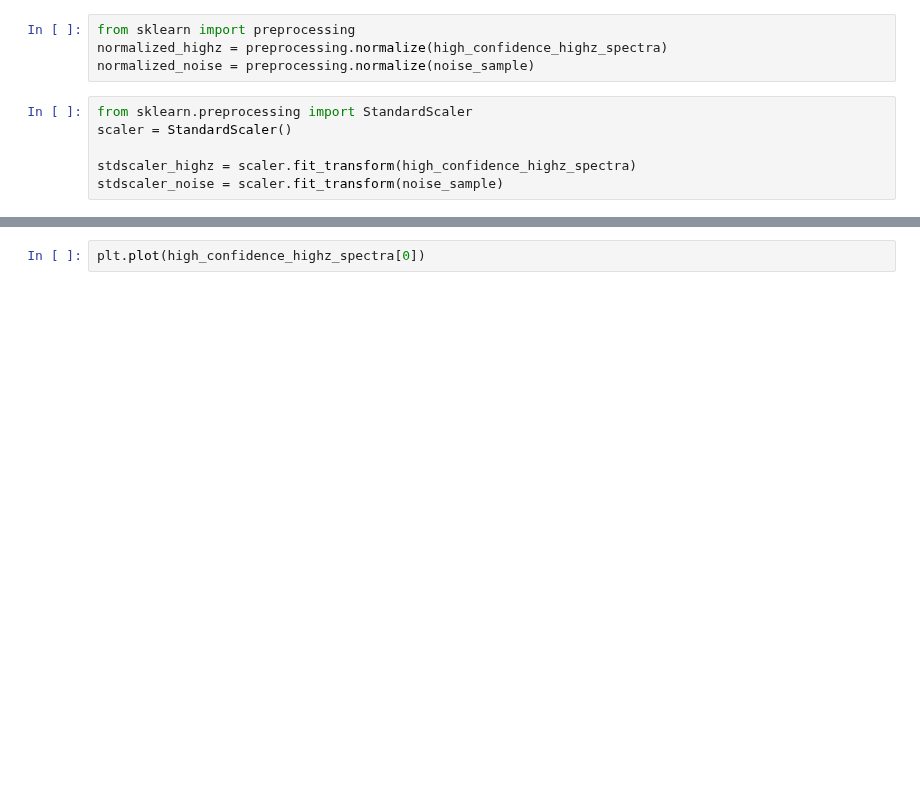
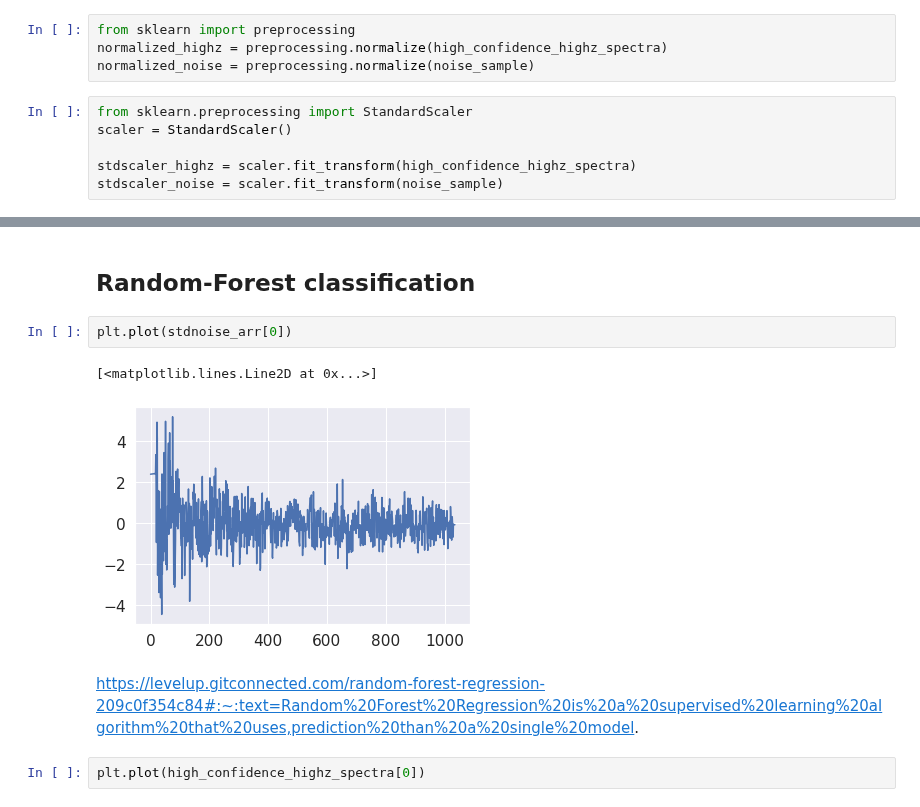
Before and after one commit to nickdavila/LAE-ML-Classification, a Jupyter notebook: Nick-RandomForest.ipynb, the cells around one changed output, grey strips where cells are left out. Drawn from its saved outputs; the diff is of its cells as text; blank space fills up the shorter version.

```diff
--- a/Nick-RandomForest.ipynb
+++ b/Nick-RandomForest.ipynb
@@ -177,3 +114,12 @@ plt.plot(stdscaler_highz[0])
+# %% [markdown]
+## Random-Forest classification
+# %%
+plt.plot(stdnoise_arr[0])
+# %% [output]
+[<matplotlib.lines.Line2D at 0x...>]
+[figure, added]
+# %% [markdown]
+https://levelup.gitconnected.com/random-forest-regression-209c0f354c84#:~:text=Random%20Forest%20Regression%20is%20a%20supervised%20learning%20algorithm%20that%20uses,prediction%20than%20a%20single%20model.
 # %%
 plt.plot(high_confidence_highz_spectra[0])
 # %% [output]
```
Also changed, not shown: parts of 28 cells of this notebook.
